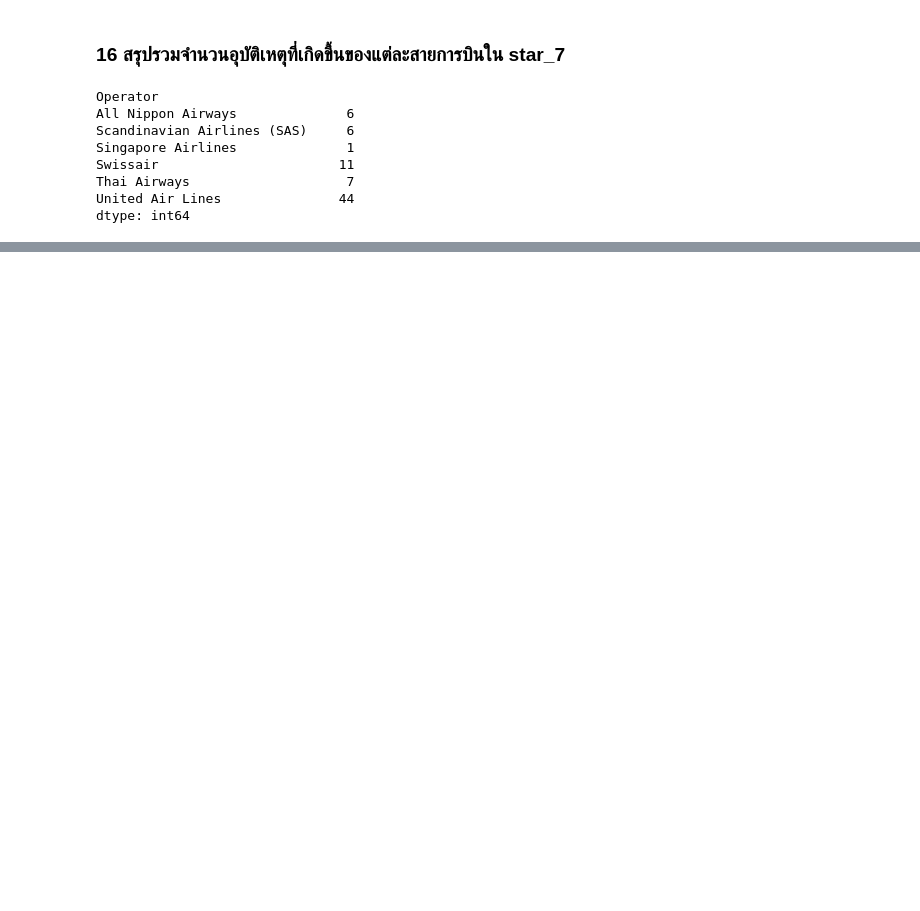
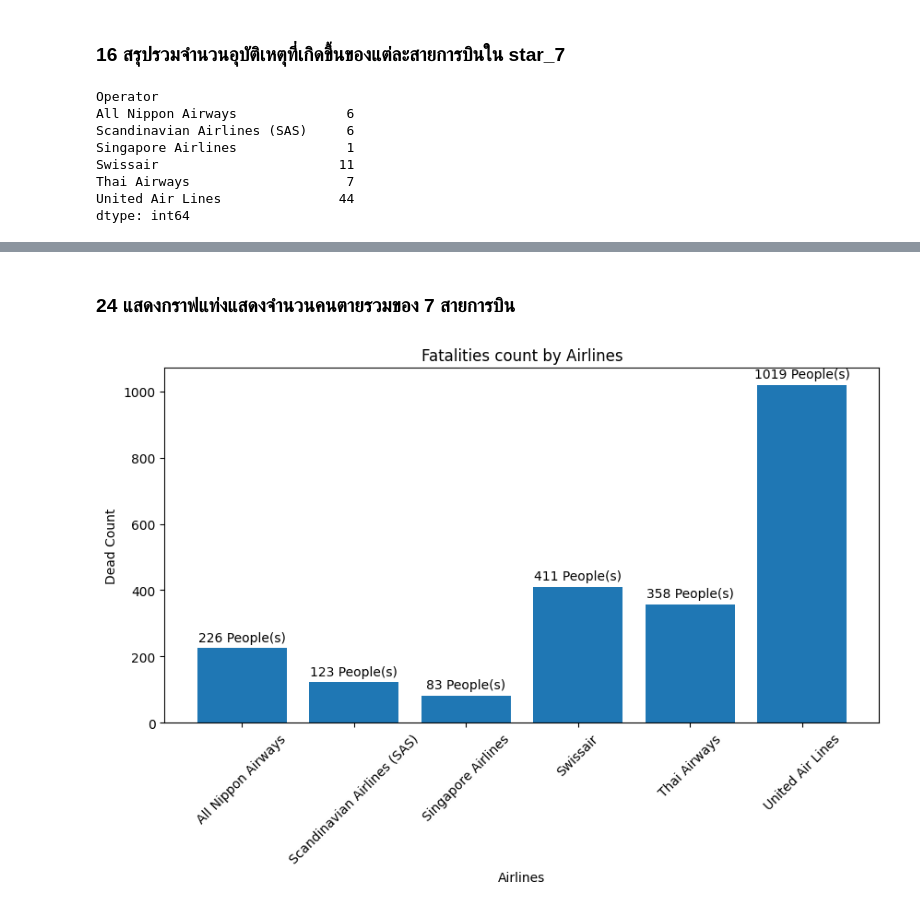
Before and after one commit to MomorioUHT/ExploratoryDataAnalysis, a Jupyter notebook: AirCrashExploratoryAnalysis.ipynb, the cells around one changed output, grey strips where cells are left out. Saved outputs shown, nothing was run; the diff lists cells and outputs as text; code cells hidden in the pictures; blank space fills up the shorter version.

```diff
--- a/AirCrashExploratoryAnalysis.ipynb
+++ b/AirCrashExploratoryAnalysis.ipynb
@@ -195,0 +345,22 @@ dtype: int64
+# %% [markdown]
+### 24 แสดงกราฟแท่งแสดงจำนวนคนตายรวมของ 7 สายการบิน
+# %%
+deadstats = star_7.groupby('Operator', as_index=False)['Fatalities'].sum()
+
+fig, ax = plt.subplots(figsize=(10, 5))
+ax.set_title("Fatalities count by Airlines")
+
+bars = ax.bar(
+    deadstats['Operator'],
+    deadstats['Fatalities']
+)
+
+ax.bar_label(bars, labels=[f'{x:.0f} People(s)' for x in deadstats['Fatalities']], padding=3)
+
+ax.set_xlabel("Airlines")
+ax.set_ylabel("Dead Count")
+plt.xticks(rotation=45)
+
+plt.show()
+# %% [output]
+[figure, added]
```
Also changed, not shown: parts of 19 cells of this notebook.
